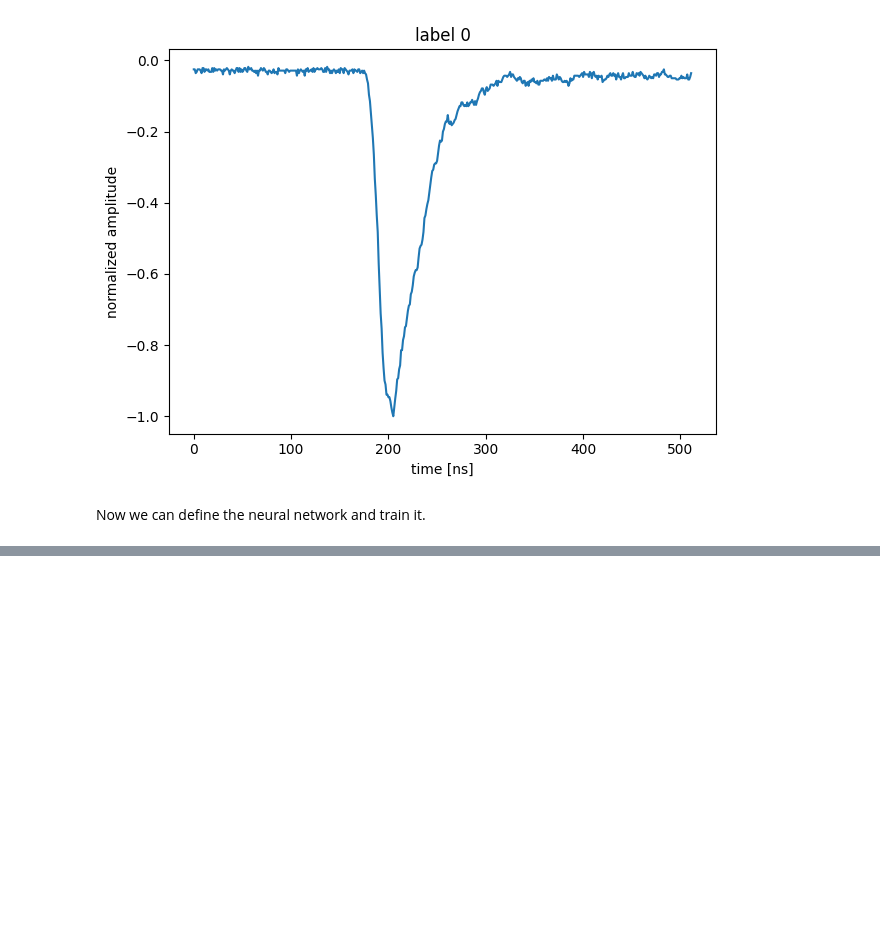
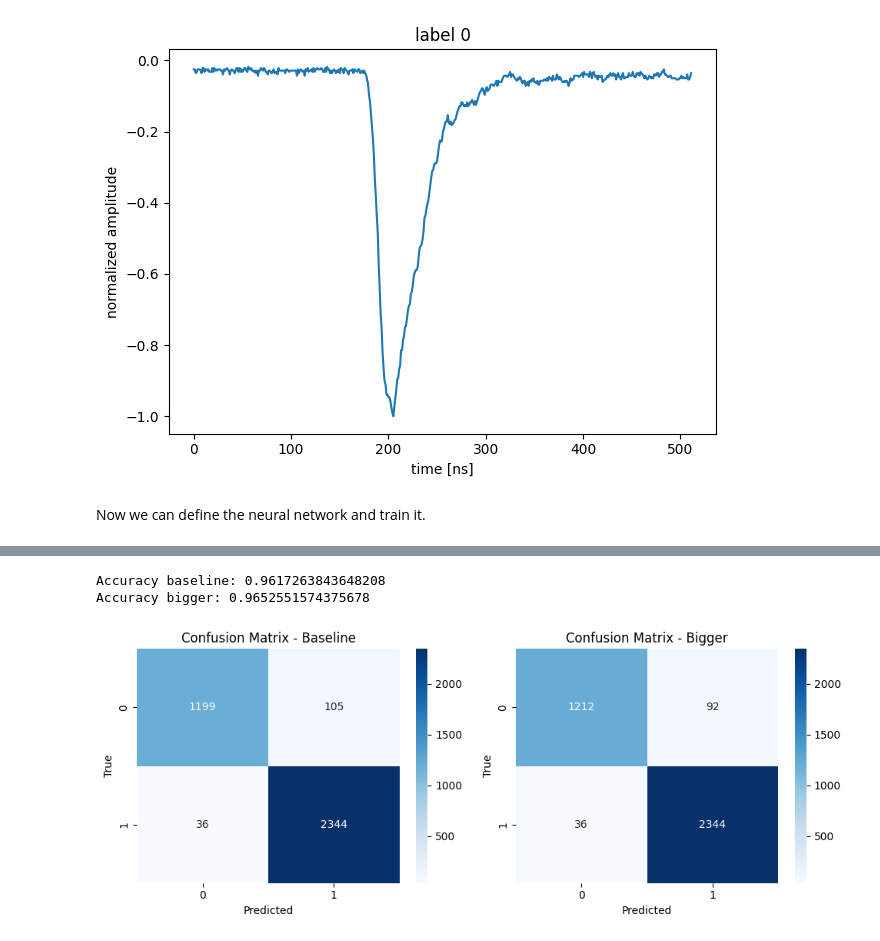
Before and after one commit to adrian-sica/ADL2025_exercises, a Jupyter notebook: Exercise13/Exercise_13_Pulse_Form_Discrimination.ipynb, the cells around one changed output, grey strips where cells are left out. Cells and saved outputs as stored; diff of their text form; code cells hidden in the pictures; blank space fills up the shorter version.

```diff
--- a/Exercise13/Exercise_13_Pulse_Form_Discrimination.ipynb
+++ b/Exercise13/Exercise_13_Pulse_Form_Discrimination.ipynb
@@ -263,0 +306,41 @@ Error:
+# %%
+from sklearn.metrics import accuracy_score
+
+y_pred_baseline_class = (y_pred_baseline > 0.5).astype(int)
+acc_baseline = accuracy_score(y_test, y_pred_baseline_class)
+print("Accuracy baseline:", acc_baseline)
+
+y_pred_bigger_class = (y_pred_bigger > 0.5).astype(int)
+acc_bigger = accuracy_score(y_test, y_pred_bigger_class)
+print("Accuracy bigger:", acc_bigger)
+# %% [output]
+Accuracy baseline: 0.9617263843648208
+Accuracy bigger: 0.9652551574375678
+# %%
+import seaborn as sns
+from sklearn.metrics import confusion_matrix
+
+y_pred_baseline_class = (y_pred_baseline > 0.5).astype(int)
+y_pred_bigger_class   = (y_pred_bigger > 0.5).astype(int)
+
+cm_baseline = confusion_matrix(y_test, y_pred_baseline_class)
+cm_bigger   = confusion_matrix(y_test, y_pred_bigger_class)
+
+fig, axes = plt.subplots(1, 2, figsize=(10,4))
+
+# Baseline
+sns.heatmap(cm_baseline, annot=True, fmt='d', ax=axes[0], cmap='Blues')
+axes[0].set_title('Confusion Matrix - Baseline')
+axes[0].set_xlabel('Predicted')
+axes[0].set_ylabel('True')
+
+# Bigger
+sns.heatmap(cm_bigger, annot=True, fmt='d', ax=axes[1], cmap='Blues')
+axes[1].set_title('Confusion Matrix - Bigger')
+axes[1].set_xlabel('Predicted')
+axes[1].set_ylabel('True')
+
+plt.tight_layout()
+plt.show()
+# %% [output]
+[figure, added]
```
Also changed, not shown: parts of 8 cells of this notebook, 1 other file.
